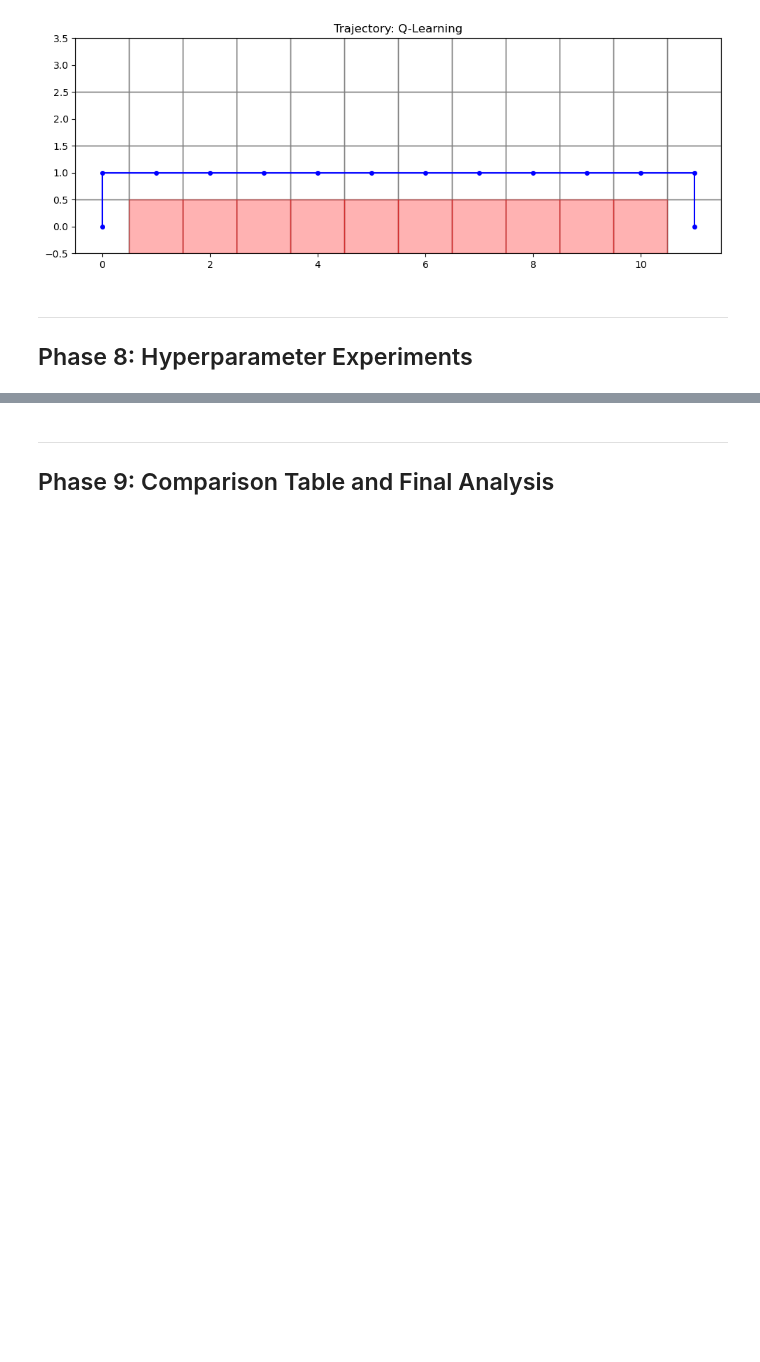
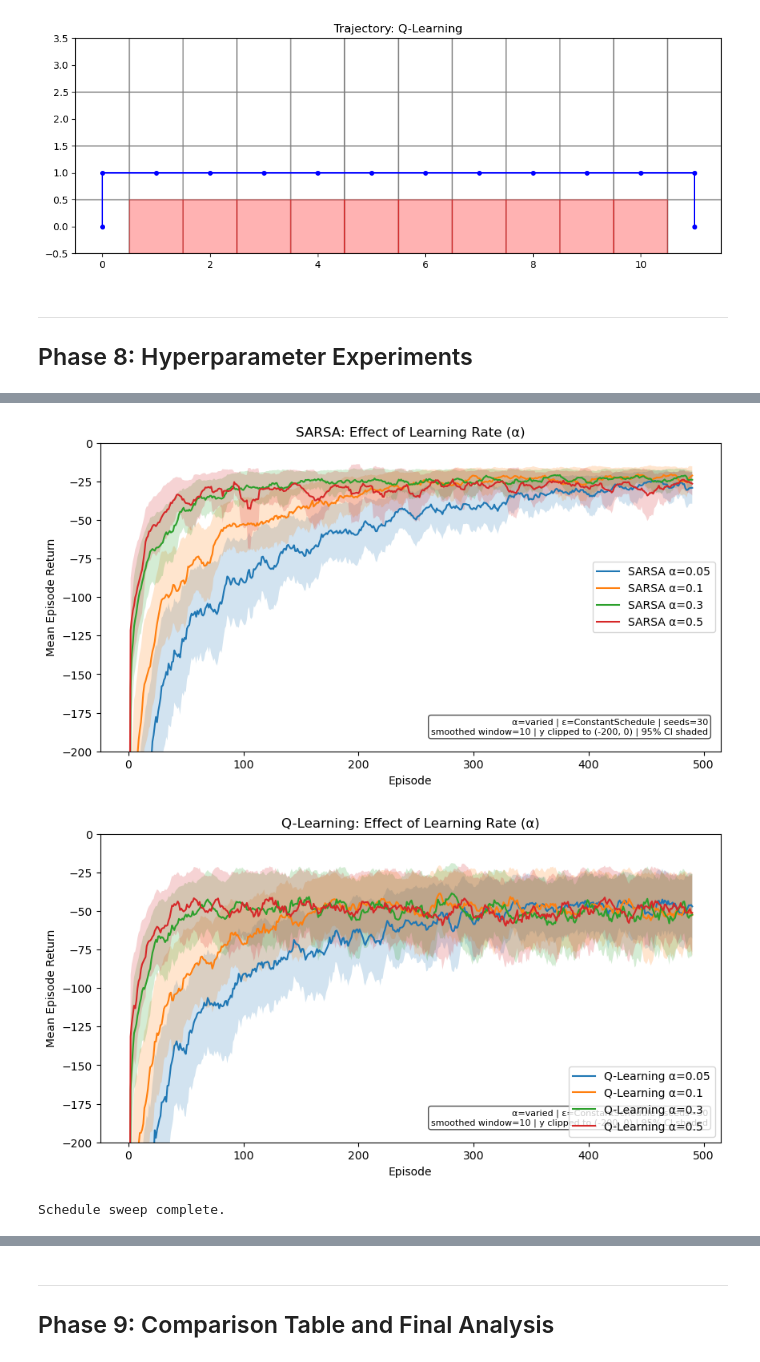
Before and after one commit to craig-rudman/MSDS684, a Jupyter notebook: W4/ipynb/development.ipynb, the cells around one changed output, grey strips where cells are left out. Drawn from its saved outputs; the diff is of its cells as text; code cells hidden in the pictures; blank space fills up the shorter version.

```diff
--- a/W4/ipynb/development.ipynb
+++ b/W4/ipynb/development.ipynb
@@ -477,14 +486,14 @@ for r in results:
 # %%
 # Phase 7: Value heatmaps -- max Q-value per state for SARSA and Q-learning
 for r in results:
-    vis.plot_value_heatmap(r.q_table, label=r.config.label)
+    vis.plot_value_heatmap(r.q_table, label=r.config.label, output_dir=OUTPUT_DIR)
 # %% [output]
 [figure]
 [figure]
 # %%
 # Phase 7: Trajectories -- greedy rollout from start state for SARSA and Q-learning
 for r in results:
-    vis.plot_trajectory(r.q_table, label=r.config.label)
+    vis.plot_trajectory(r.q_table, label=r.config.label, output_dir=OUTPUT_DIR)
 # %% [output]
 [figure]
 [figure]
@@ -500,3 +515,36 @@ for r in results:
 #   Compare: ConstantSchedule(0.1), LinearDecaySchedule, ExponentialDecaySchedule
 #   Observe: does decay cause Q-learning to eventually prefer the cliff-hugging path more reliably?
 #   Observe: does decay cause SARSA to shift from safe path toward optimal path as epsilon shrinks?
+# %%
+# Phase 8: Alpha sweep -- compare alpha in [0.05, 0.1, 0.3, 0.5] for both agents
+from experiment import ExperimentConfig, ExperimentSuite
+from agents import SARSAAgent, QLearningAgent
+from schedules import ConstantSchedule
+from environment import EnvironmentManager
+from visualization import Visualizer
+import matplotlib.pyplot as plt
+import numpy as np
+
+env = EnvironmentManager()
+alphas = [0.05, 0.1, 0.3, 0.5]
+
+alpha_configs = []
+for alpha in alphas:
+    alpha_configs.append(ExperimentConfig(
+        label=f'SARSA α={alpha}',
+        agent_class=SARSAAgent,
+        alpha=alpha,
+        epsilon_schedule=ConstantSchedule(0.1),
+        n_seeds=30, n_episodes=500,
+    ))
+    alpha_configs.append(ExperimentConfig(
+        label=f'Q-Learning α={alpha}',
+        agent_class=QLearningAgent,
+        alpha=alpha,
+        epsilon_schedule=ConstantSchedule(0.1),
+        n_seeds=30, n_episodes=500,
+    ))
+
+alpha_suite = ExperimentSuite(alpha_configs, env)
+alpha_results = alpha_suite.run()
+print("Alpha sweep complete.")
@@ -502,0 +572,43 @@ for r in results:
+# %%
+# Phase 8: Alpha sweep -- one plot per agent, all alpha values overlaid
+vis = Visualizer(env)
+for agent_label in ["SARSA", "Q-Learning"]:
+    subset = [r for r in alpha_results if r.config.label.startswith(agent_label)]
+    vis.plot_learning_curves(subset, ylim=(-200, 0), smooth_window=10,
+        output_dir=OUTPUT_DIR, filename=f"{agent_label}_alpha_sweep",
+        title=f"{agent_label}: Effect of Learning Rate (α)")
+# %% [output]
+[figure, added]
+[figure, added]
+# %%
+# Phase 8: Schedule sweep -- compare ConstantSchedule, LinearDecaySchedule, ExponentialDecaySchedule
+from schedules import LinearDecaySchedule, ExponentialDecaySchedule
+
+schedules = {
+    'Constant(0.1)':    ConstantSchedule(0.1),
+    'LinearDecay':      LinearDecaySchedule(epsilon_start=1.0, epsilon_end=0.01, n_episodes=500),
+    'ExponentialDecay': ExponentialDecaySchedule(epsilon_start=1.0, decay_rate=0.995),
+}
+
+schedule_configs = []
+for sched_label, sched in schedules.items():
+    schedule_configs.append(ExperimentConfig(
+        label=f'SARSA {sched_label}',
+        agent_class=SARSAAgent,
+        alpha=0.1,
+        epsilon_schedule=sched,
+        n_seeds=30, n_episodes=500,
+    ))
+    schedule_configs.append(ExperimentConfig(
+        label=f'Q-Learning {sched_label}',
+        agent_class=QLearningAgent,
+        alpha=0.1,
+        epsilon_schedule=sched,
+        n_seeds=30, n_episodes=500,
+    ))
+
+schedule_suite = ExperimentSuite(schedule_configs, env)
+schedule_results = schedule_suite.run()
+print("Schedule sweep complete.")
+# %% [output]
+Schedule sweep complete.
```
Also changed, not shown: parts of 14 cells of this notebook, 29 other files.
